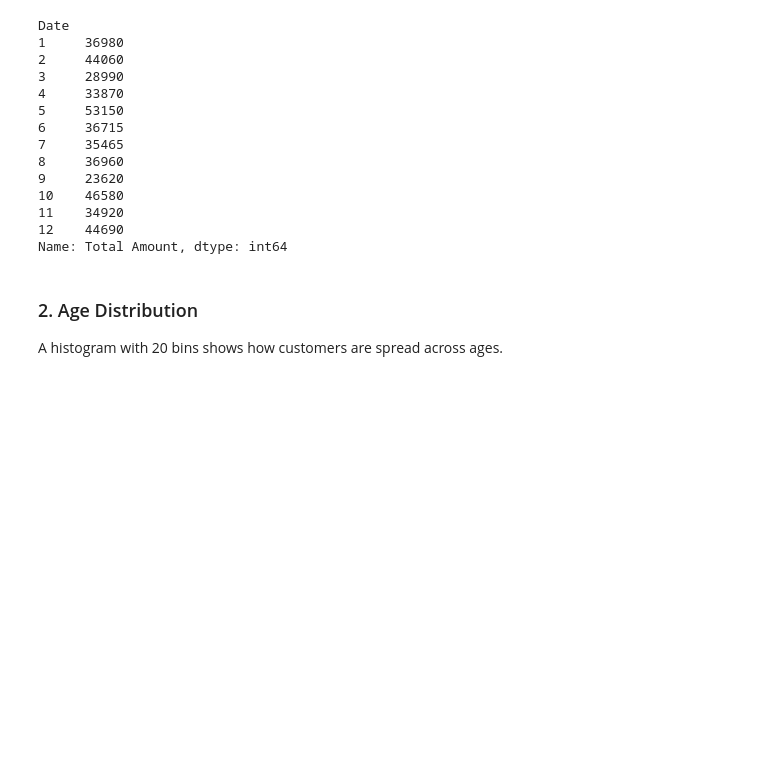
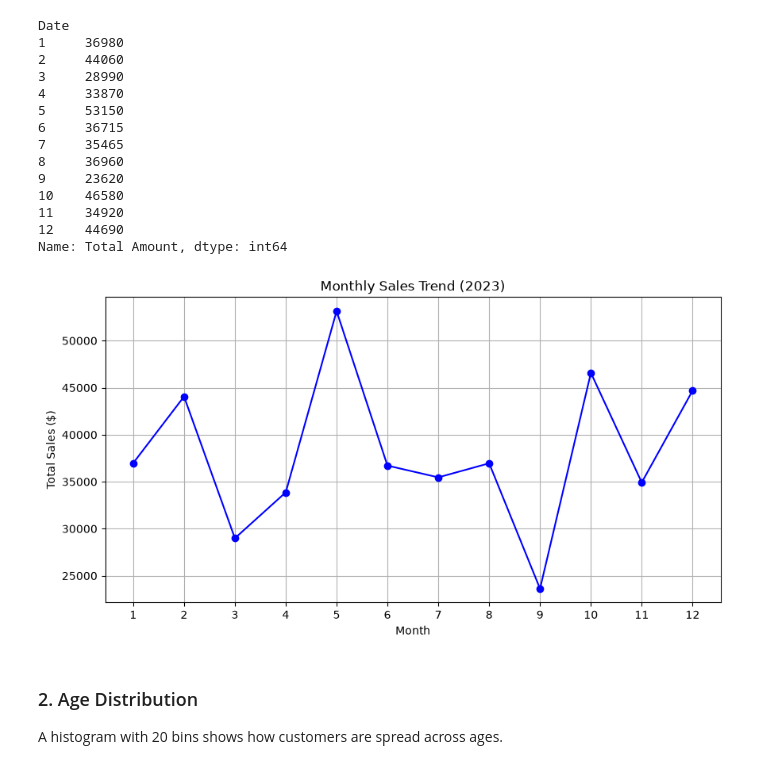
Before and after one commit to great-tinz/OIBSIP, a Jupyter notebook: DataAnalytics-L1-EDARetailSales/notebooks/Task1_EDA.ipynb, the cells around one changed output. Cells and saved outputs as stored; diff of their text form; code cells hidden in the pictures; blank space fills up the shorter version.

```diff
--- a/DataAnalytics-L1-EDARetailSales/notebooks/Task1_EDA.ipynb
+++ b/DataAnalytics-L1-EDARetailSales/notebooks/Task1_EDA.ipynb
@@ -109,6 +109,19 @@ Date
 11    34920
 12    44690
 Name: Total Amount, dtype: int64
+# %%
+# Monthly sales trend line plot
+import matplotlib.pyplot as plt
+plt.figure(figsize=(10, 5))
+monthly_sales.plot(kind='line', marker='o', color='b', linestyle='-')
+plt.title('Monthly Sales Trend (2023)')
+plt.xlabel('Month')
+plt.ylabel('Total Sales ($)')
+plt.grid(True)
+plt.xticks(range(1, 13))
+plt.show()
+# %% [output]
+[figure, added]
 # %% [markdown]
 ### 2. Age Distribution
 A histogram with 20 bins shows how customers are spread across ages.
```
Also changed, not shown: parts of 5 cells of this notebook, 1 other file.
